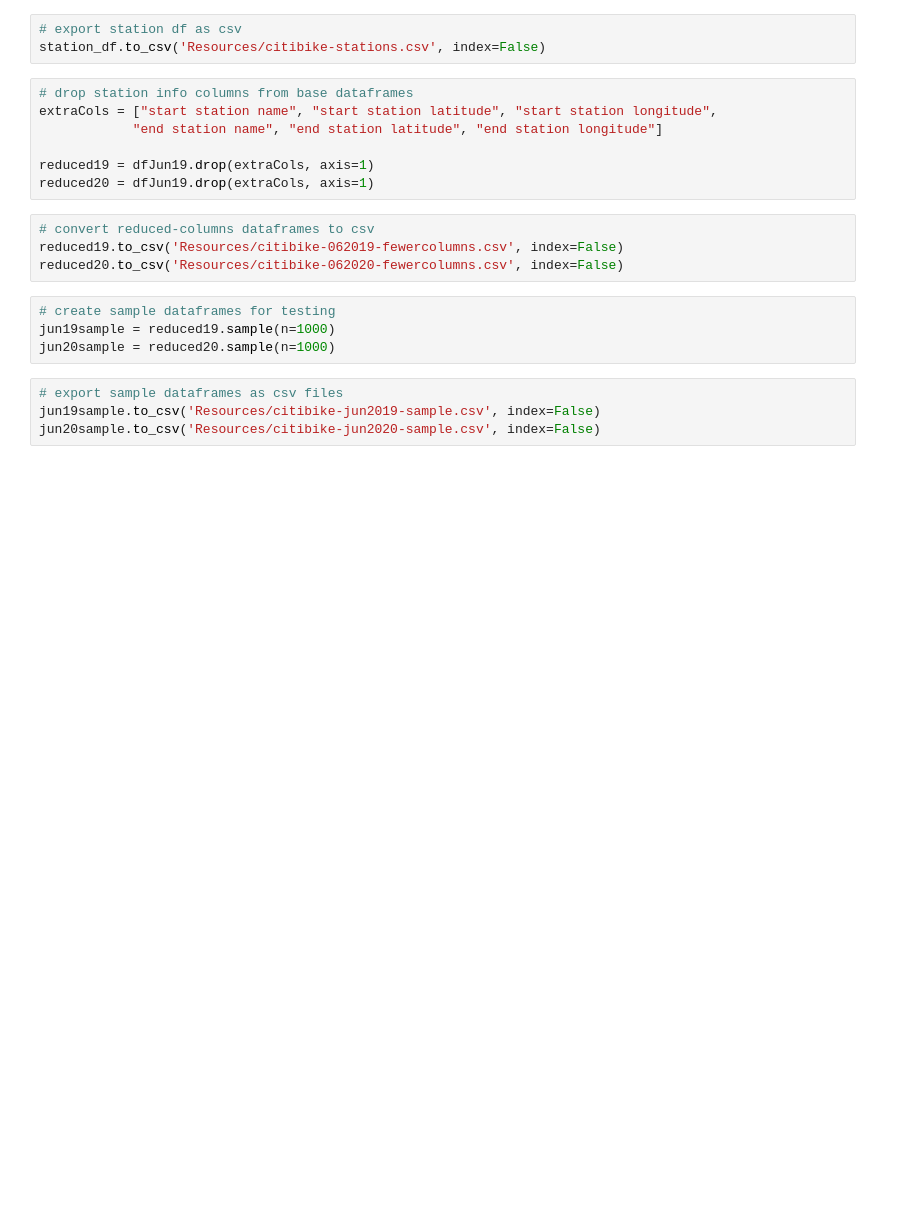
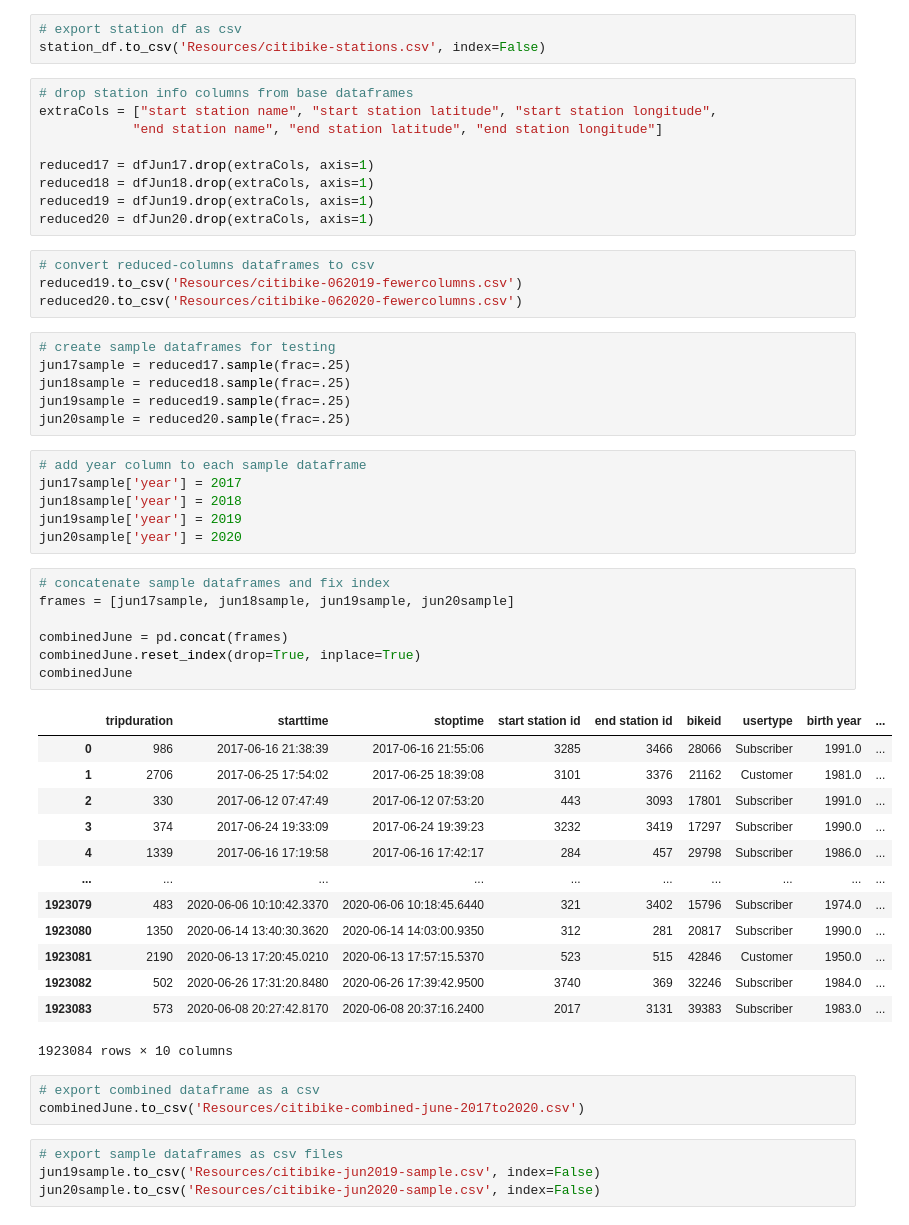
Before and after one commit to kellnergp/tableau-challenge, a Jupyter notebook: dataCleaning.ipynb, the cells around one changed output. Cells and saved outputs as stored; diff of their text form; blank space fills up the shorter version.

```diff
--- a/dataCleaning.ipynb
+++ b/dataCleaning.ipynb
@@ -152,16 +193,50 @@ station_df.to_csv('Resources/citibike-stations.csv', index=False)
 extraCols = ["start station name", "start station latitude", "start station longitude",
             "end station name", "end station latitude", "end station longitude"]
 
+reduced17 = dfJun17.drop(extraCols, axis=1)
+reduced18 = dfJun18.drop(extraCols, axis=1)
 reduced19 = dfJun19.drop(extraCols, axis=1)
-reduced20 = dfJun19.drop(extraCols, axis=1)
+reduced20 = dfJun20.drop(extraCols, axis=1)
-# %%
-# convert reduced-columns dataframes to csv
-reduced19.to_csv('Resources/citibike-062019-fewercolumns.csv', index=False)
-reduced20.to_csv('Resources/citibike-062020-fewercolumns.csv', index=False)
+# %%
+# convert reduced-columns dataframes to csv
+reduced19.to_csv('Resources/citibike-062019-fewercolumns.csv')
+reduced20.to_csv('Resources/citibike-062020-fewercolumns.csv')
 # %%
 # create sample dataframes for testing
-jun19sample = reduced19.sample(n=1000)
-jun20sample = reduced20.sample(n=1000)
+jun17sample = reduced17.sample(frac=.25)
+jun18sample = reduced18.sample(frac=.25)
+jun19sample = reduced19.sample(frac=.25)
+jun20sample = reduced20.sample(frac=.25)
+# %%
+# add year column to each sample dataframe
+jun17sample['year'] = 2017
+jun18sample['year'] = 2018
+jun19sample['year'] = 2019
+jun20sample['year'] = 2020
+# %%
+# concatenate sample dataframes and fix index
+frames = [jun17sample, jun18sample, jun19sample, jun20sample]
+
+combinedJune = pd.concat(frames)
+combinedJune.reset_index(drop=True, inplace=True)
+combinedJune
+# %% [output]
+|  | tripduration | starttime | stoptime | start station id | end station id | bikeid | usertype | birth year | ... |
+| 0 | 986 | 2017-06-16 21:38:39 | 2017-06-16 21:55:06 | 3285 | 3466 | 28066 | Subscriber | 1991.0 | ... |
+| 1 | 2706 | 2017-06-25 17:54:02 | 2017-06-25 18:39:08 | 3101 | 3376 | 21162 | Customer | 1981.0 | ... |
+| 2 | 330 | 2017-06-12 07:47:49 | 2017-06-12 07:53:20 | 443 | 3093 | 17801 | Subscriber | 1991.0 | ... |
+| 3 | 374 | 2017-06-24 19:33:09 | 2017-06-24 19:39:23 | 3232 | 3419 | 17297 | Subscriber | 1990.0 | ... |
+| 4 | 1339 | 2017-06-16 17:19:58 | 2017-06-16 17:42:17 | 284 | 457 | 29798 | Subscriber | 1986.0 | ... |
+| ... | ... | ... | ... | ... | ... | ... | ... | ... | ... |
+| 1923079 | 483 | 2020-06-06 10:10:42.3370 | 2020-06-06 10:18:45.6440 | 321 | 3402 | 15796 | Subscriber | 1974.0 | ... |
+| 1923080 | 1350 | 2020-06-14 13:40:30.3620 | 2020-06-14 14:03:00.9350 | 312 | 281 | 20817 | Subscriber | 1990.0 | ... |
+| 1923081 | 2190 | 2020-06-13 17:20:45.0210 | 2020-06-13 17:57:15.5370 | 523 | 515 | 42846 | Customer | 1950.0 | ... |
+| 1923082 | 502 | 2020-06-26 17:31:20.8480 | 2020-06-26 17:39:42.9500 | 3740 | 369 | 32246 | Subscriber | 1984.0 | ... |
+| 1923083 | 573 | 2020-06-08 20:27:42.8170 | 2020-06-08 20:37:16.2400 | 2017 | 3131 | 39383 | Subscriber | 1983.0 | ... |
+1923084 rows × 10 columns
+# %%
+# export combined dataframe as a csv
+combinedJune.to_csv('Resources/citibike-combined-june-2017to2020.csv')
 # %%
 # export sample dataframes as csv files
 jun19sample.to_csv('Resources/citibike-jun2019-sample.csv', index=False)
```
Also changed, not shown: parts of 14 cells of this notebook, 1 other file.
